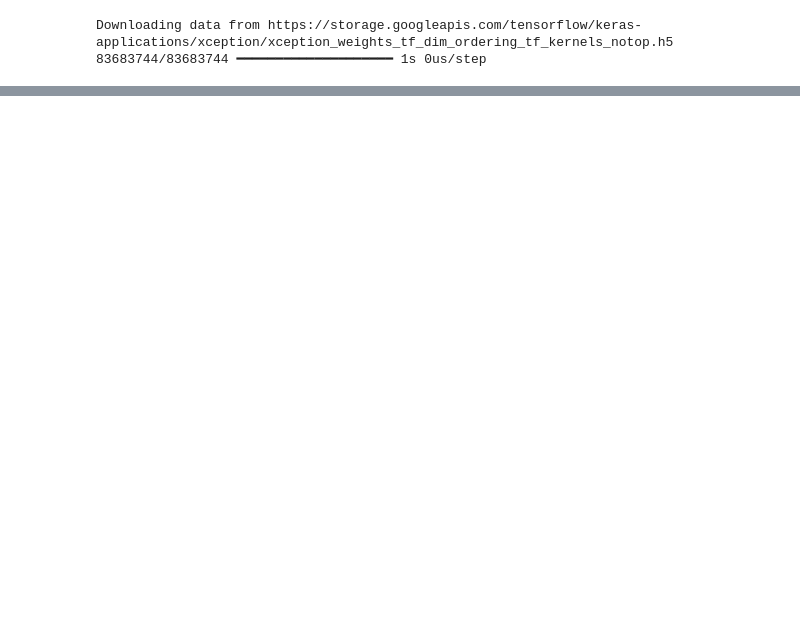
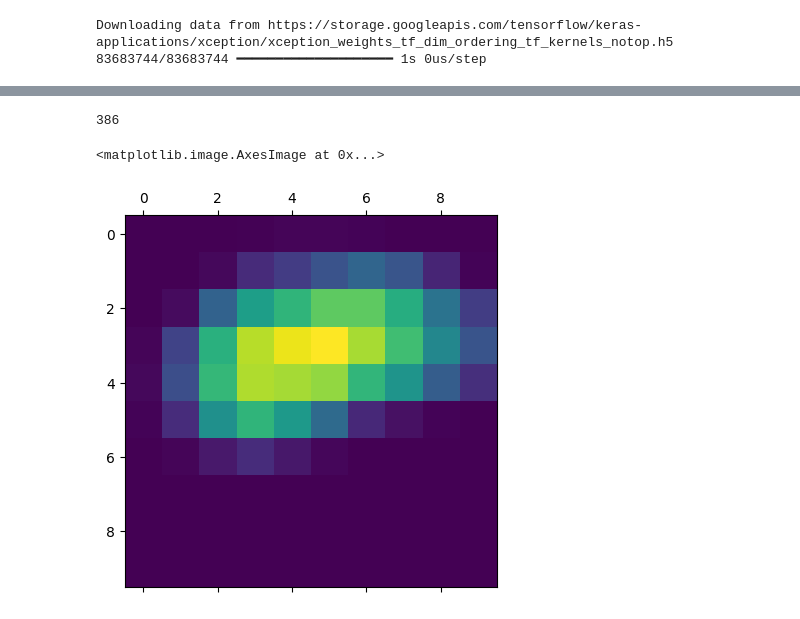
Before and after one commit to willhorgalcon/publicrep, a Jupyter notebook: cats and dogs.ipynb, the cells around one changed output, grey strips where cells are left out. Saved outputs shown, nothing was run; the diff lists cells and outputs as text; code cells hidden in the pictures; blank space fills up the shorter version.

```diff
--- a/cats and dogs.ipynb
+++ b/cats and dogs.ipynb
@@ -447,0 +586,42 @@ def compute_loss(image, filter_index):
+# %%
+np.argmax(preds[0])
+# %% [output]
+386
+# %%
+last_conv_layer_name = "block14_sepconv2_act"
+classifier_layer_names = [
+    "avg_pool",
+    "predictions",
+]
+last_conv_layer = model.get_layer(last_conv_layer_name)
+last_conv_layer_model = keras.Model(model.inputs, last_conv_layer.output)
+# %%
+classifier_input = keras.Input(shape=last_conv_layer.output.shape[1:])
+x = classifier_input
+for layer_name in classifier_layer_names:
+    x = model.get_layer(layer_name)(x)
+classifier_model = keras.Model(classifier_input, x)
+# %%
+import tensorflow as tf
+
+with tf.GradientTape() as tape:
+    last_conv_layer_output = last_conv_layer_model(img_array)
+    tape.watch(last_conv_layer_output)
+    preds = classifier_model(last_conv_layer_output)
+    top_pred_index = tf.argmax(preds[0])
+    top_class_channel = preds[:, top_pred_index]
+
+grads = tape.gradient(top_class_channel, last_conv_layer_output)
+# %%
+pooled_grads = tf.reduce_mean(grads, axis=(0, 1, 2)).numpy()
+last_conv_layer_output = last_conv_layer_output.numpy()[0]
+for i in range(pooled_grads.shape[-1]):
+    last_conv_layer_output[:, :, i] *= pooled_grads[i]
+heatmap = np.mean(last_conv_layer_output, axis=-1)
+# %%
+heatmap = np.maximum(heatmap, 0)
+heatmap /= np.max(heatmap)
+plt.matshow(heatmap)
+# %% [output]
+<matplotlib.image.AxesImage at 0x...>
+[figure, added]
```
Also changed, not shown: parts of 15 cells of this notebook.
